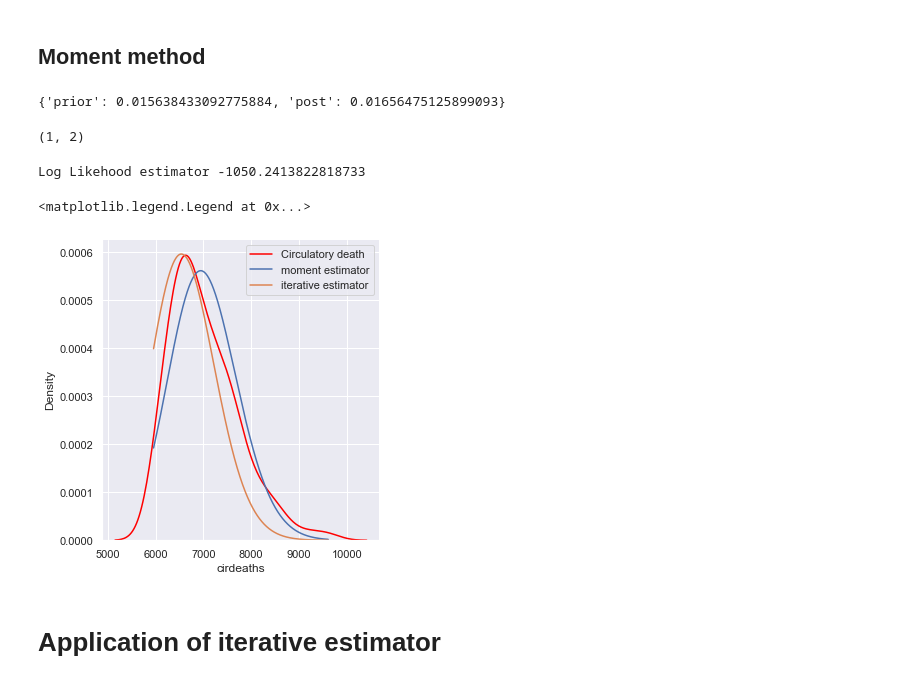
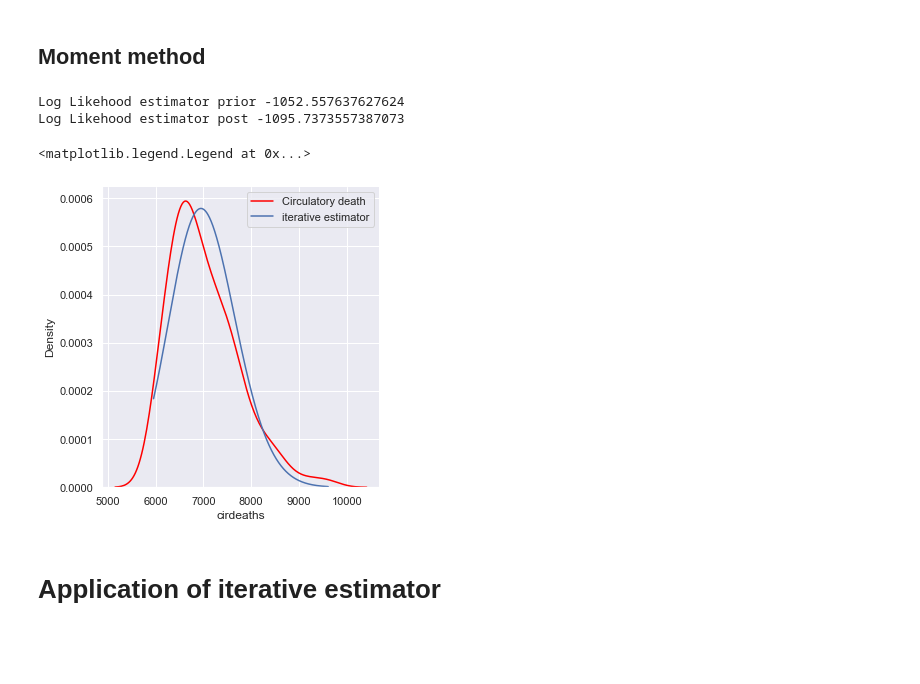
Before and after one commit to arnaud39/us_studies, a Jupyter notebook: plots.ipynb, the cells around one changed output. Cells and saved outputs as stored; diff of their text form; code cells hidden in the pictures; blank space fills up the shorter version.

Commit message:
prior and after decomp

```diff
--- a/plots.ipynb
+++ b/plots.ipynb
@@ -224,17 +252,2 @@ NegativeBinomial Regression Results
 # %% [markdown]
 ## Moment method
-# %%
-x = test.cirdeaths.astype(int)
-
-x_post = x[x.index > 0]
-x_prior = x[x.index < 0]
-
-x_ = {"prior": x_prior, "post": x_post}
-
-
-mean_ = {key: data.mean() for key, data in x_.items()}
-var_ = {key: data.var() for key, data in x_.items()}
-
-{key: mean / var for (key, mean), (key_, var) in zip(mean_.items(), var_.items())}
-# %% [output]
-{'prior': 0.015638433092775884, 'post': 0.01656475125899093}
@@ -243,49 +254,36 @@ a = lambda x: (1,2)
-# %%
-a(5)
-# %% [output]
-(1, 2)
 # %%
 from scipy.stats import nbinom
 
 # used in moments estimator
-x = test.cirdeaths.astype(int)
-
-x_post = x[x.index > 0]
-x_prior = x[x.index < 0]
-
-x_ = {"prior": x_prior, "post": x_post}
 
 
+# pandas method with bias n-1 correction
 moments_ = {key: (data.mean(), data.var()) for key, data in x_.items()}
-#return (p,r) moment estimation
-statistics_ = lambda mean, var: (mean**2/(var-mean),mean/var)
-# pandas method with bias n-1 correction
-# var_ = {key: data.var() for key, data in x_.items()}
+# return (p,r) moment estimation
+statistics_ = lambda mean, var: (mean ** 2 / (var - mean), mean / var) #estimate (r,p)
+parameters = {k: statistics_(*v) for k, v in moments_.items()}
 
-
-p_ = {key: mean / var for key, (mean, var) in moments_.items()}
-r_ = {
-    key: p * mean / (1 - p) for (key, p), (key_, mean) in zip(p_.items(), mean_.items())
-}
-print(
-    "Log Likehood estimator {}".format(
-        x.map(lambda val: nbinom.logpmf(val, r, p)).sum()
+for key, parameters_nbin in parameters.items():
+    print(
+        "Log Likehood estimator {} {}".format(
+            key, x.map(lambda val: nbinom.logpmf(val, *parameters_nbin)).sum()
+        )
     )
-)
 # %% [output]
-Log Likehood estimator -1050.2413822818733
+Log Likehood estimator prior -1052.557637627624
+Log Likehood estimator post -1095.7373557387073
 # %%
 import seaborn as sns
 import matplotlib.pyplot as plt
 
 sns.set()
 sns.displot(x, kind="kde", label="Circulatory death", color="red")
-plt.plot(x_plot, nbinom.pmf(x_plot, r, p), label="moment estimator")
+#plt.plot(x_plot, nbinom.pmf(x_plot, r, p), label="moment estimator")
 plt.plot(x_plot, nbinom.pmf(x_plot, n_, p_), label="iterative estimator")
 plt.legend()
 # %% [output]
 <matplotlib.legend.Legend at 0x...>
-[figure, old version]
+[figure, new version]
 # %% [markdown]
 # Application of iterative estimator
 # %%
```
Also changed, not shown: parts of 4 cells of this notebook.
